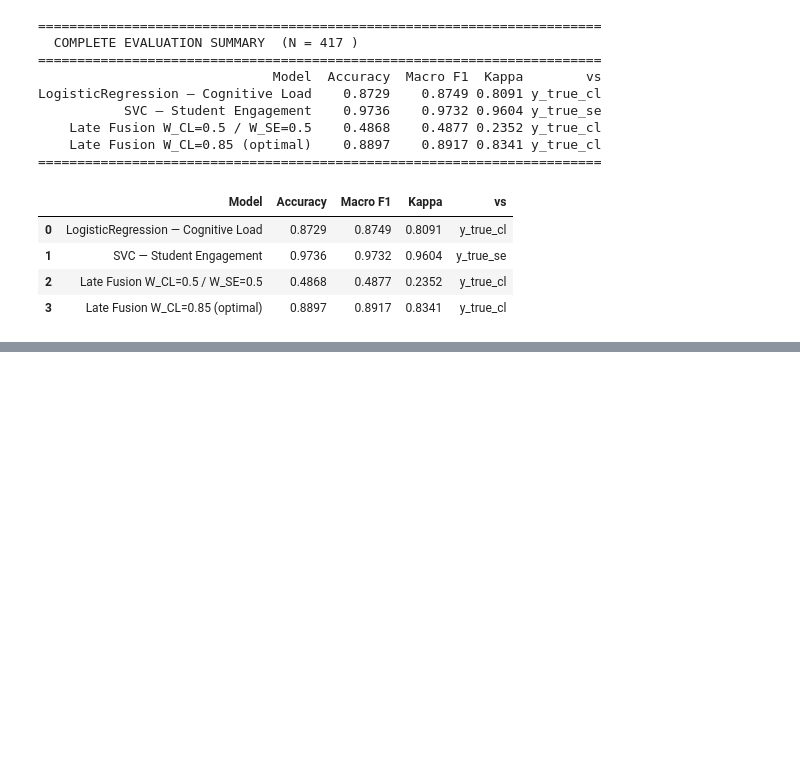
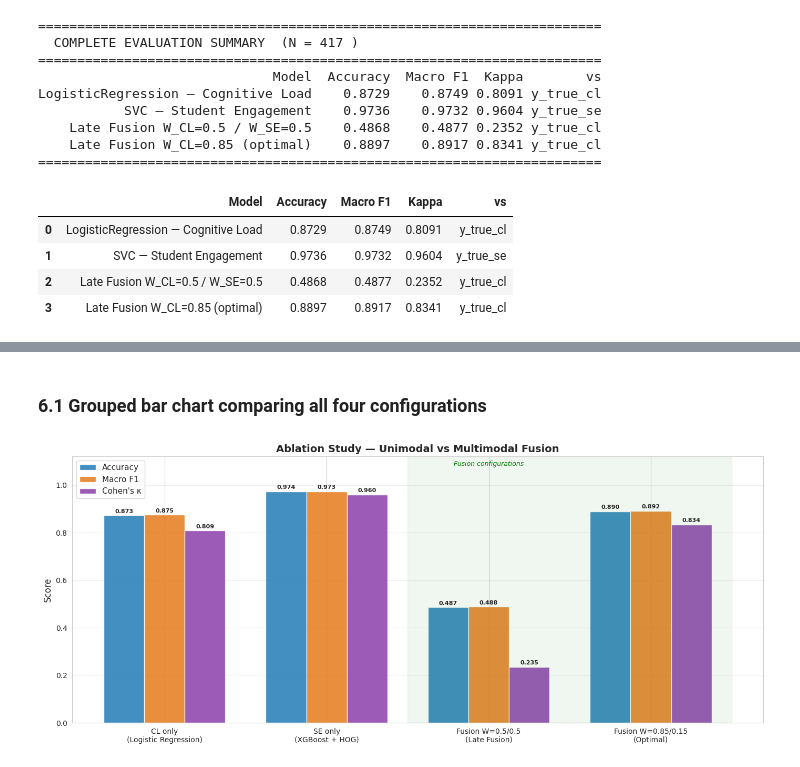
Before and after one commit to YasiniK/multimodal-student-cognitive-load-and-engagement-detection, a Jupyter notebook: fusion_layer.ipynb, the cells around one changed output, grey strips where cells are left out. Cells and saved outputs as stored; diff of their text form; code cells hidden in the pictures; blank space fills up the shorter version.

Commit message:
Ablation Study

```diff
--- a/fusion_layer.ipynb
+++ b/fusion_layer.ipynb
@@ -665,0 +709,29 @@ LogisticRegression — Cognitive Load    0.8729    0.8749 0.8091 y_true_cl
+# %% [markdown]
+### 6.1 Grouped bar chart comparing all four configurations
+# %%
+# Plot grouped bars for Accuracy, Macro F1, and Cohen's Kappa across all configurations
+x  = np.arange(len(ablation_configs))
+w  = 0.25
+fig, ax = plt.subplots(figsize=(14, 6))
+b1 = ax.bar(x-w, [c['accuracy']  for c in ablation_configs], w, label='Accuracy',  color='#2980b9', alpha=0.88, edgecolor='white')
+b2 = ax.bar(x,   [c['f1_macro']  for c in ablation_configs], w, label='Macro F1',  color='#e67e22', alpha=0.88, edgecolor='white')
+b3 = ax.bar(x+w, [c['kappa']     for c in ablation_configs], w, label="Cohen's κ", color='#8e44ad', alpha=0.88, edgecolor='white')
+for bars in [b1,b2,b3]:
+    for bar in bars:
+        h = bar.get_height()
+        ax.text(bar.get_x()+bar.get_width()/2, h+0.005, f'{h:.3f}',
+                ha='center', va='bottom', fontsize=8, fontweight='bold')
+ax.set_xticks(x)
+ax.set_xticklabels([c['label'] for c in ablation_configs], fontsize=10)
+ax.set_ylim(0, 1.12)
+ax.set_ylabel('Score', fontsize=12)
+ax.set_title('Ablation Study — Unimodal vs Multimodal Fusion', fontsize=14, fontweight='bold')
+ax.legend(fontsize=11)
+ax.axvspan(1.5, len(ablation_configs)-0.5, alpha=0.06, color='green')
+ax.text(2.0, 1.08, 'Fusion configurations', ha='center', fontsize=9, color='green', style='italic')
+ax.grid(axis='y', alpha=0.3)
+plt.tight_layout()
+plt.savefig('/content/ablation_metrics.png', dpi=150, bbox_inches='tight')
+plt.show()
+# %% [output]
+[figure, added]
```
Also changed, not shown: parts of 6 cells of this notebook.
